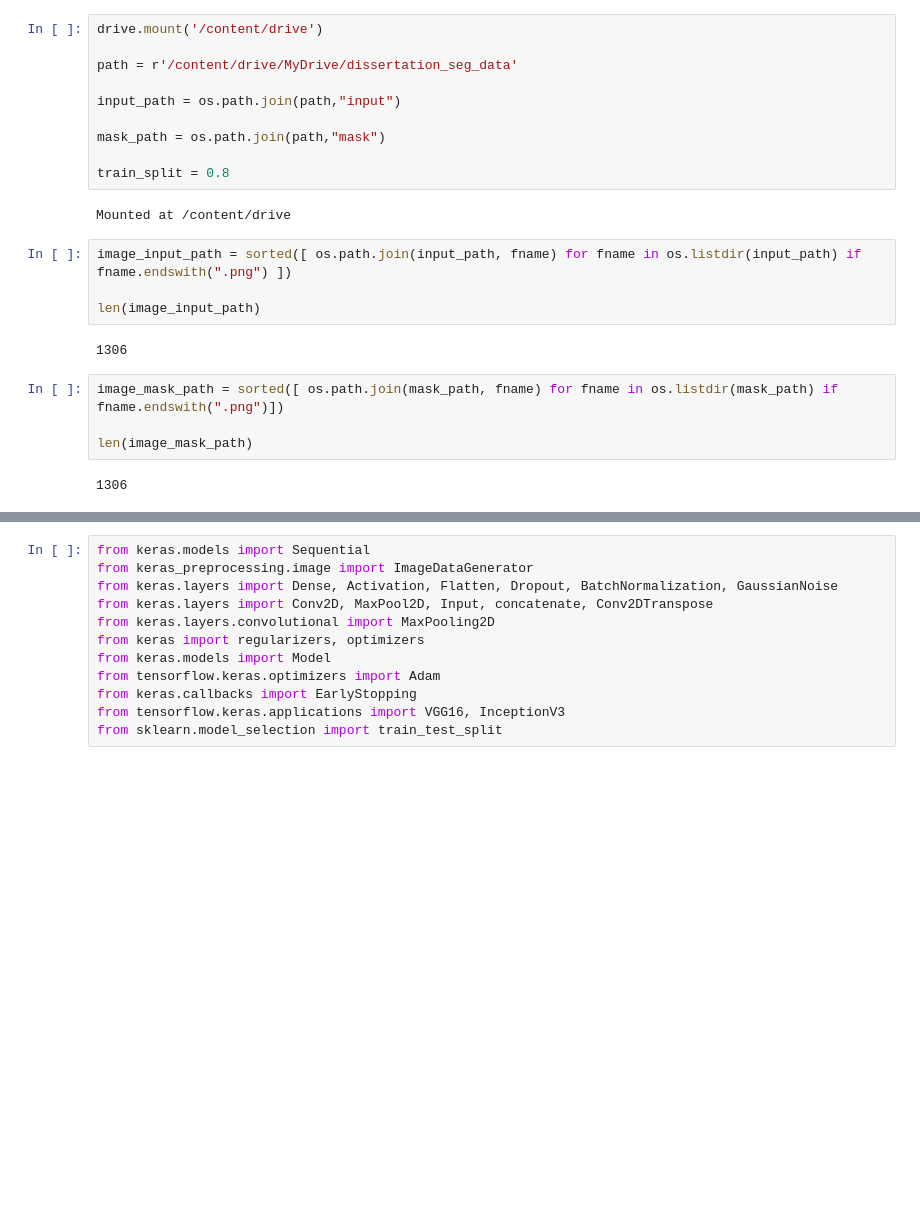
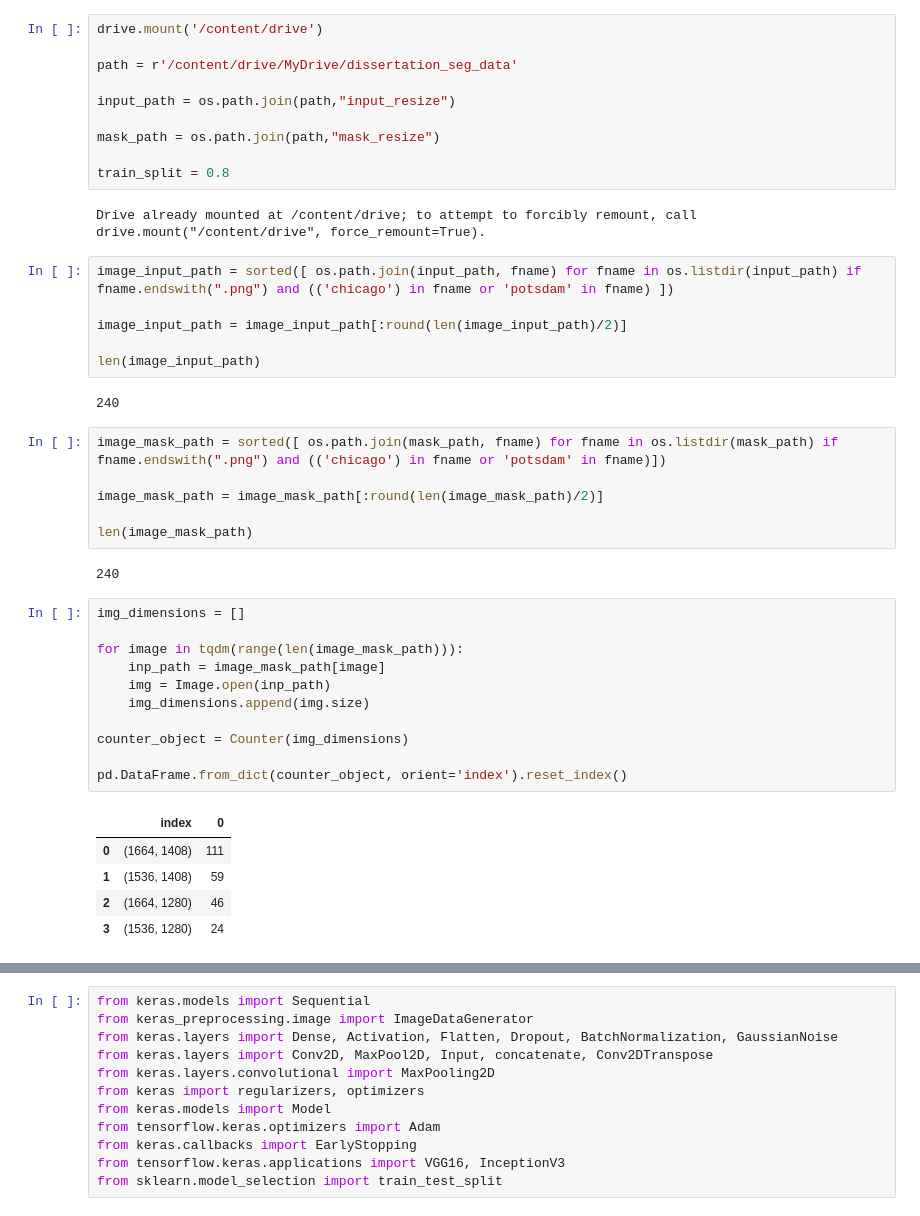
Before and after one commit to james-t-little/cnn_diss_repo, a Jupyter notebook: code/tf_model.ipynb, the cells around one changed output, grey strips where cells are left out. Cells and saved outputs as stored; diff of their text form; blank space fills up the shorter version.

```diff
--- a/code/tf_model.ipynb
+++ b/code/tf_model.ipynb
@@ -28,23 +26,44 @@ drive.mount('/content/drive')
 
 path = r'/content/drive/MyDrive/dissertation_seg_data'
 
-input_path = os.path.join(path,"input")
+input_path = os.path.join(path,"input_resize")
 
-mask_path = os.path.join(path,"mask")
+mask_path = os.path.join(path,"mask_resize")
 
 train_split = 0.8
 # %% [output]
-Mounted at /content/drive
+Drive already mounted at /content/drive; to attempt to forcibly remount, call drive.mount("/content/drive", force_remount=True).
 # %%
-image_input_path = sorted([ os.path.join(input_path, fname) for fname in os.listdir(input_path) if fname.endswith(".png") ])
+image_input_path = sorted([ os.path.join(input_path, fname) for fname in os.listdir(input_path) if fname.endswith(".png") and (('chicago') in fname or 'potsdam' in fname) ])
+
+image_input_path = image_input_path[:round(len(image_input_path)/2)]
 
 len(image_input_path)
 # %% [output]
-1306
+240
 # %%
-image_mask_path = sorted([ os.path.join(mask_path, fname) for fname in os.listdir(mask_path) if fname.endswith(".png")])
+image_mask_path = sorted([ os.path.join(mask_path, fname) for fname in os.listdir(mask_path) if fname.endswith(".png") and (('chicago') in fname or 'potsdam' in fname)])
+
+image_mask_path = image_mask_path[:round(len(image_mask_path)/2)]
 
 len(image_mask_path)
 # %% [output]
-1306
+240
+# %%
+img_dimensions = []
+
+for image in tqdm(range(len(image_mask_path))):
+    inp_path = image_mask_path[image]
+    img = Image.open(inp_path)
+    img_dimensions.append(img.size)
+
+counter_object = Counter(img_dimensions)
+
+pd.DataFrame.from_dict(counter_object, orient='index').reset_index()
+# %% [output]
+|  | index | 0 |
+| 0 | (1664, 1408) | 111 |
+| 1 | (1536, 1408) | 59 |
+| 2 | (1664, 1280) | 46 |
+| 3 | (1536, 1280) | 24 |
 # %%
```
Also changed, not shown: parts of 5 cells of this notebook.
